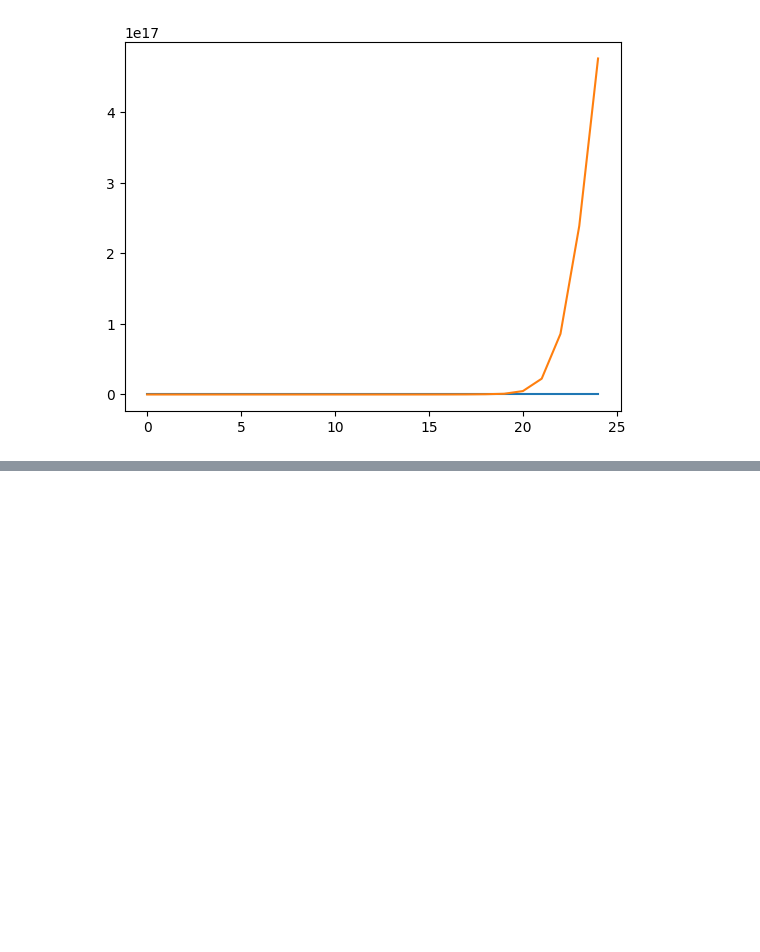
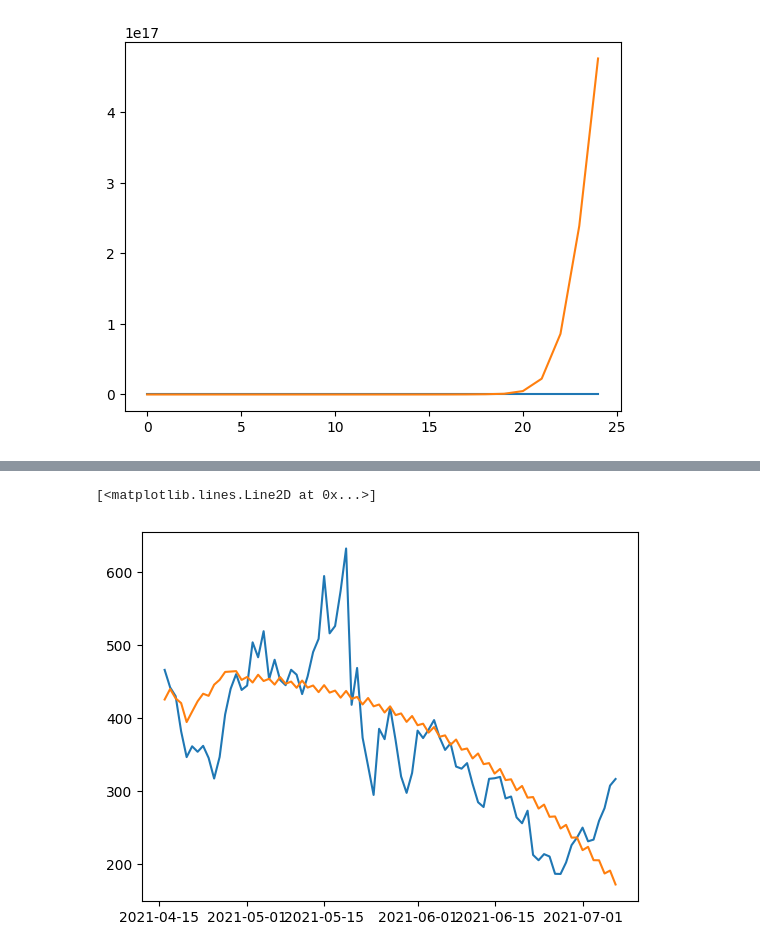
Before and after one commit to SriSupratikTalari/internship-project, a Jupyter notebook: Aave.ipynb, the cells around one changed output, grey strips where cells are left out. Saved outputs shown, nothing was run; the diff lists cells and outputs as text; code cells hidden in the pictures; blank space fills up the shorter version.

```diff
--- a/Aave.ipynb
+++ b/Aave.ipynb
@@ -142,0 +288,4 @@ ValueError: Mime type rendering requires nbformat>=4.2.0 but it is not installed
+# %%
+sarima = SARIMAX(train,order=(1,2,22),seasonal_order=(1, 2, 0,2))
+sarima_fit=sarima.fit()
+pred=sarima_fit.predict(start=test.index[0],end=test.index[-1])
@@ -142,0 +300,6 @@ ValueError: Mime type rendering requires nbformat>=4.2.0 but it is not installed
+# %%
+plt.plot(test)
+plt.plot(pred)
+# %% [output]
+[<matplotlib.lines.Line2D at 0x...>]
+[figure, added]
```
Also changed, not shown: parts of 13 cells of this notebook.
